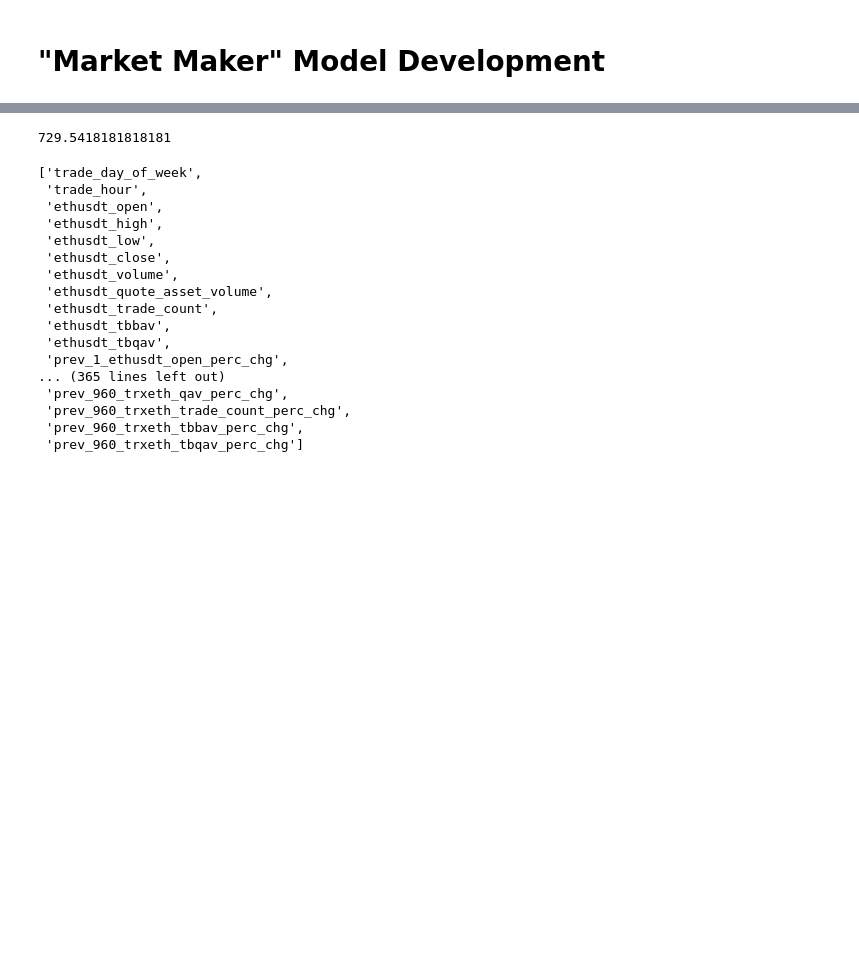
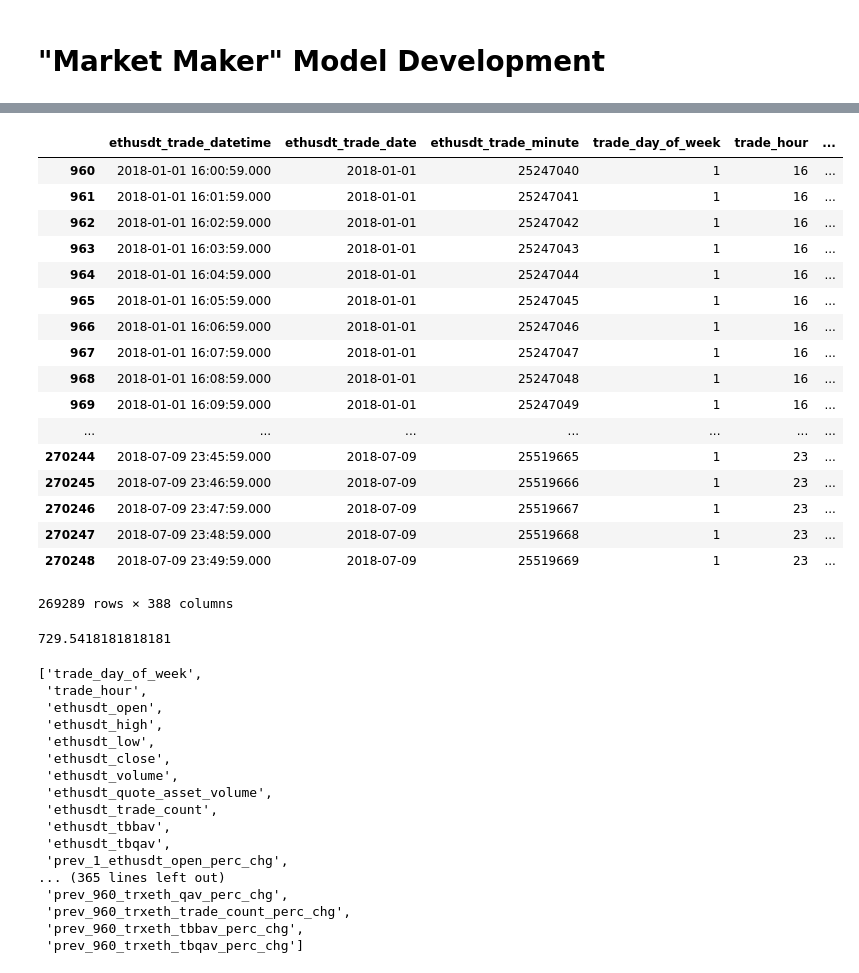
Before and after one commit to ChrisMcPherson/logic_by_loidsig, a Jupyter notebook: notebooks/market_maker_model_dev.ipynb, the cells around one changed output, grey strips where cells are left out. Saved outputs shown, nothing was run; the diff lists cells and outputs as text; code cells hidden in the pictures; blank space fills up the shorter version.

```diff
--- a/notebooks/market_maker_model_dev.ipynb
+++ b/notebooks/market_maker_model_dev.ipynb
@@ -72,3 +100,24 @@ Coin feature configuration: {'ethusdt': 'target', 'btcusdt': 'alt', 'trxeth': 't
+# %%
+features_df
+# %% [output]
+|  | ethusdt_trade_datetime | ethusdt_trade_date | ethusdt_trade_minute | trade_day_of_week | trade_hour | ... |
+| 960 | 2018-01-01 16:00:59.000 | 2018-01-01 | 25247040 | 1 | 16 | ... |
+| 961 | 2018-01-01 16:01:59.000 | 2018-01-01 | 25247041 | 1 | 16 | ... |
+| 962 | 2018-01-01 16:02:59.000 | 2018-01-01 | 25247042 | 1 | 16 | ... |
+| 963 | 2018-01-01 16:03:59.000 | 2018-01-01 | 25247043 | 1 | 16 | ... |
+| 964 | 2018-01-01 16:04:59.000 | 2018-01-01 | 25247044 | 1 | 16 | ... |
+| 965 | 2018-01-01 16:05:59.000 | 2018-01-01 | 25247045 | 1 | 16 | ... |
+| 966 | 2018-01-01 16:06:59.000 | 2018-01-01 | 25247046 | 1 | 16 | ... |
+| 967 | 2018-01-01 16:07:59.000 | 2018-01-01 | 25247047 | 1 | 16 | ... |
+| 968 | 2018-01-01 16:08:59.000 | 2018-01-01 | 25247048 | 1 | 16 | ... |
+| 969 | 2018-01-01 16:09:59.000 | 2018-01-01 | 25247049 | 1 | 16 | ... |
+| ... | ... | ... | ... | ... | ... | ... |
+| 270244 | 2018-07-09 23:45:59.000 | 2018-07-09 | 25519665 | 1 | 23 | ... |
+| 270245 | 2018-07-09 23:46:59.000 | 2018-07-09 | 25519666 | 1 | 23 | ... |
+| 270246 | 2018-07-09 23:47:59.000 | 2018-07-09 | 25519667 | 1 | 23 | ... |
+| 270247 | 2018-07-09 23:48:59.000 | 2018-07-09 | 25519668 | 1 | 23 | ... |
+| 270248 | 2018-07-09 23:49:59.000 | 2018-07-09 | 25519669 | 1 | 23 | ... |
+269289 rows × 388 columns
 # %%
 features_df.head(11)['ethusdt_open'].mean()
 # %% [output]
```
Also changed, not shown: parts of 31 cells of this notebook, 32 other files.
